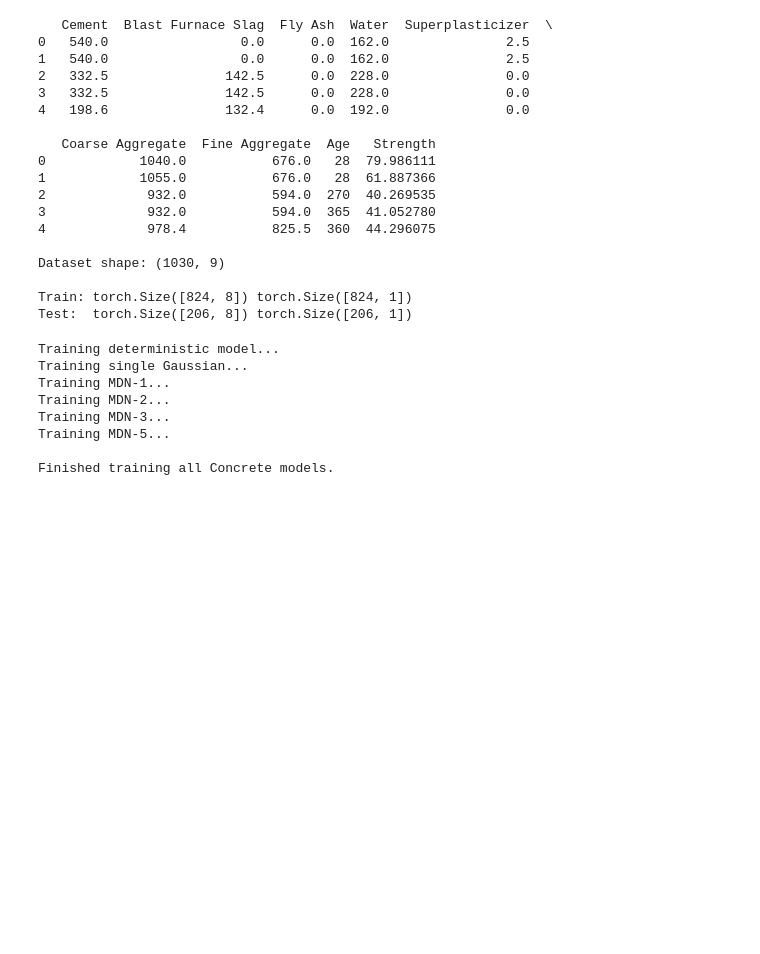
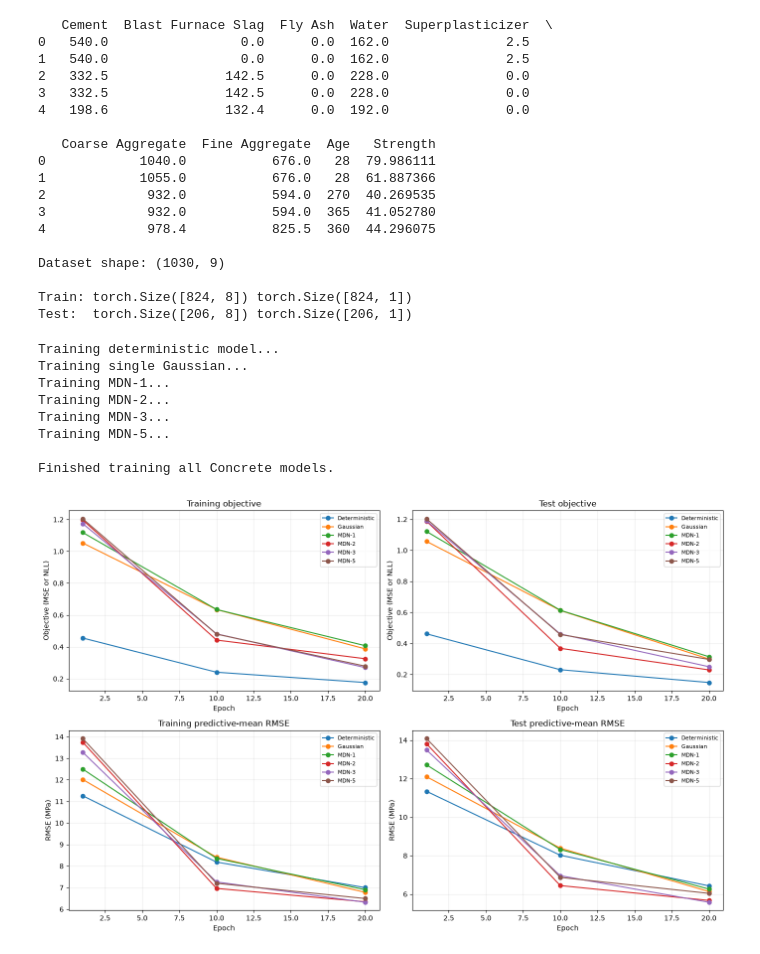
Before and after one commit to jvtricking/CS6956-MDN, a Jupyter notebook: mdn_2d_starter.ipynb, the cells around one changed output. Drawn from its saved outputs; the diff is of its cells as text; code cells hidden in the pictures; blank space fills up the shorter version.

Commit message:
added learning plots and got rid of excessive whitespace

```diff
--- a/mdn_2d_starter.ipynb
+++ b/mdn_2d_starter.ipynb
@@ -696,6 +746,45 @@ Training MDN-3...
 Training MDN-5...
 
 Finished training all Concrete models.
+# %%
+# Plot Concrete optimization objectives and predictive-mean RMSE.
+concrete_histories = {
+    'Deterministic': concrete_det_history,
+    'Gaussian': concrete_gauss_history,
+    **{
+        f'MDN-{components}': history
+        for components, history in concrete_mdn_histories.items()
+    }
+}
+
+fig, axes = plt.subplots(2, 2, figsize=(14, 9))
+
+for name, history in concrete_histories.items():
+    epochs = history['epoch']
+    axes[0, 0].plot(epochs, history['train'], marker='o', label=name)
+    axes[0, 1].plot(epochs, history['test'], marker='o', label=name)
+    axes[1, 0].plot(epochs, history['train_rmse'], marker='o', label=name)
+    axes[1, 1].plot(epochs, history['test_rmse'], marker='o', label=name)
+
+axes[0, 0].set_title('Training objective')
+axes[0, 1].set_title('Test objective')
+axes[1, 0].set_title('Training predictive-mean RMSE')
+axes[1, 1].set_title('Test predictive-mean RMSE')
+
+for axis in axes.ravel():
+    axis.set_xlabel('Epoch')
+    axis.grid(alpha=0.25)
+    axis.legend(fontsize=8)
+
+axes[0, 0].set_ylabel('Objective (MSE or NLL)')
+axes[0, 1].set_ylabel('Objective (MSE or NLL)')
+axes[1, 0].set_ylabel('RMSE (MPa)')
+axes[1, 1].set_ylabel('RMSE (MPa)')
+
+plt.tight_layout()
+plt.show()
+# %% [output]
+[figure, added]
 # %%
 # ============================================================
 # CONCRETE EXPERIMENT - CELL 4
```
Also changed, not shown: parts of 6 cells of this notebook.
